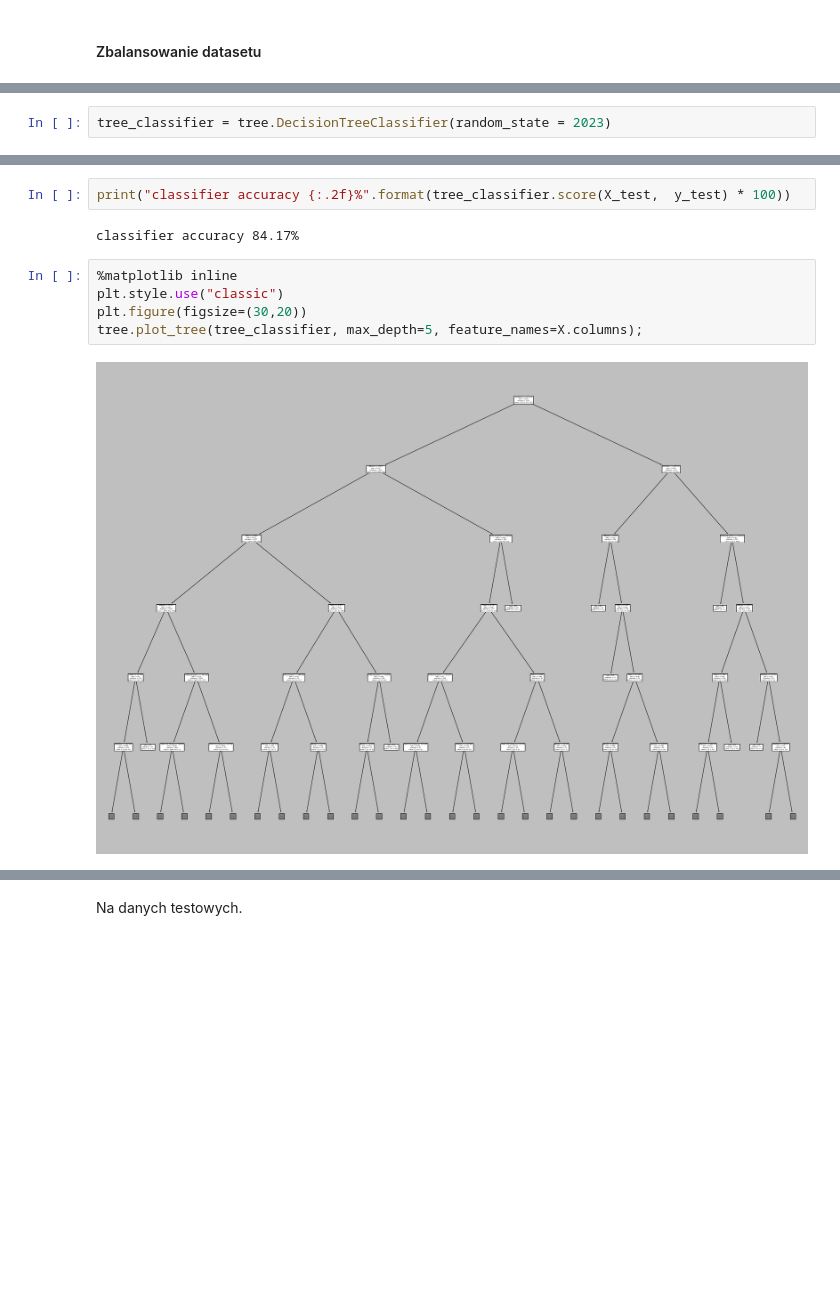
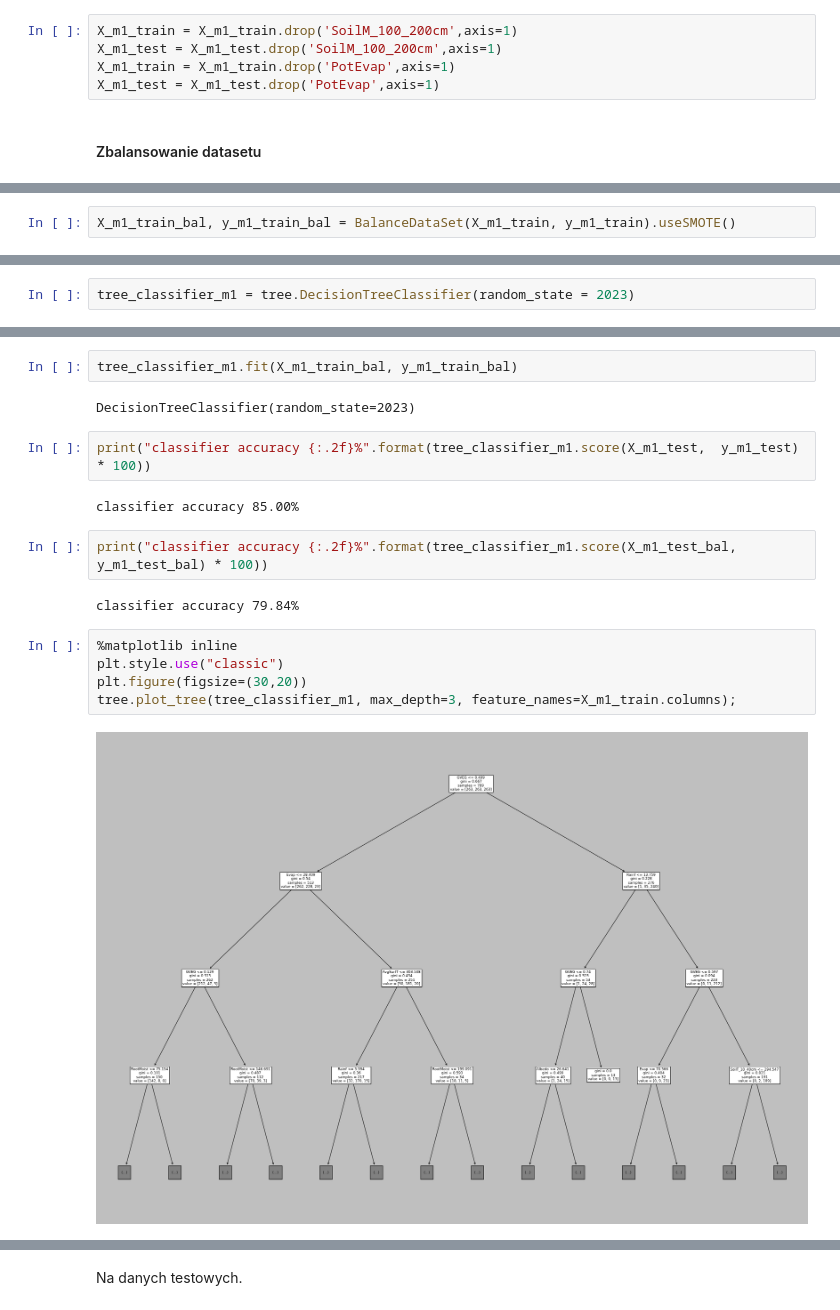
Before and after one commit to PiotrMaciejKowalski/BigData2024Project, a Jupyter notebook: colabs/Klasyfikacja_drzewa_decyzyjne.ipynb, the cells around one changed output, grey strips where cells are left out. Cells and saved outputs as stored; diff of their text form; blank space fills up the shorter version.

```diff
--- a/colabs/Klasyfikacja_drzewa_decyzyjne.ipynb
+++ b/colabs/Klasyfikacja_drzewa_decyzyjne.ipynb
@@ -260,2 +339,7 @@ Usuniecie zmiennej *SoilT_10_40cm*. Cechuje sie ona malym zyskiem informacji i d
+# %%
+X_m1_train = X_m1_train.drop('SoilM_100_200cm',axis=1)
+X_m1_test = X_m1_test.drop('SoilM_100_200cm',axis=1)
+X_m1_train = X_m1_train.drop('PotEvap',axis=1)
+X_m1_test = X_m1_test.drop('PotEvap',axis=1)
 # %% [markdown]
 #### Zbalansowanie datasetu
@@ -310 +350,3 @@ X_train_bal, y_train_bal = BalanceDataSet(X_train, y_train).useSMOTE()
+# %%
+X_m1_train_bal, y_m1_train_bal = BalanceDataSet(X_m1_train, y_m1_train).useSMOTE()
 # %%
@@ -318,2 +360,2 @@ from sklearn import tree
 # %%
-tree_classifier = tree.DecisionTreeClassifier(random_state = 2023)
+tree_classifier_m1 = tree.DecisionTreeClassifier(random_state = 2023)
@@ -324,12 +362,20 @@ DecisionTreeClassifier(random_state=2023)
+# %%
+tree_classifier_m1.fit(X_m1_train_bal, y_m1_train_bal)
+# %% [output]
+DecisionTreeClassifier(random_state=2023)
 # %%
-print("classifier accuracy {:.2f}%".format(tree_classifier.score(X_test,  y_test) * 100))
+print("classifier accuracy {:.2f}%".format(tree_classifier_m1.score(X_m1_test,  y_m1_test) * 100))
 # %% [output]
-classifier accuracy 84.17%
+classifier accuracy 85.00%
+# %%
+print("classifier accuracy {:.2f}%".format(tree_classifier_m1.score(X_m1_test_bal, y_m1_test_bal) * 100))
+# %% [output]
+classifier accuracy 79.84%
 # %%
 %matplotlib inline
 plt.style.use("classic")
 plt.figure(figsize=(30,20))
-tree.plot_tree(tree_classifier, max_depth=5, feature_names=X.columns);
+tree.plot_tree(tree_classifier_m1, max_depth=3, feature_names=X_m1_train.columns);
 # %% [output]
-[figure, old version]
+[figure, new version]
 # %% [markdown]
```
Also changed, not shown: parts of 136 cells of this notebook, 1 other file.
